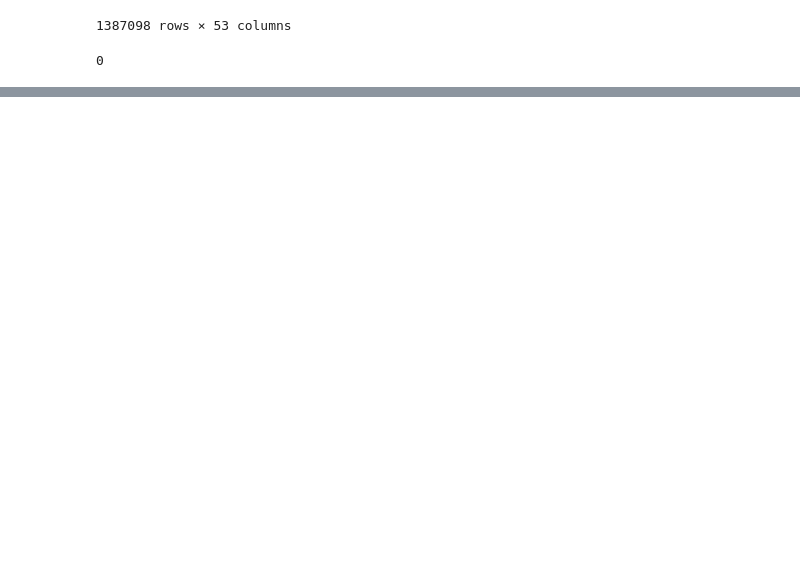
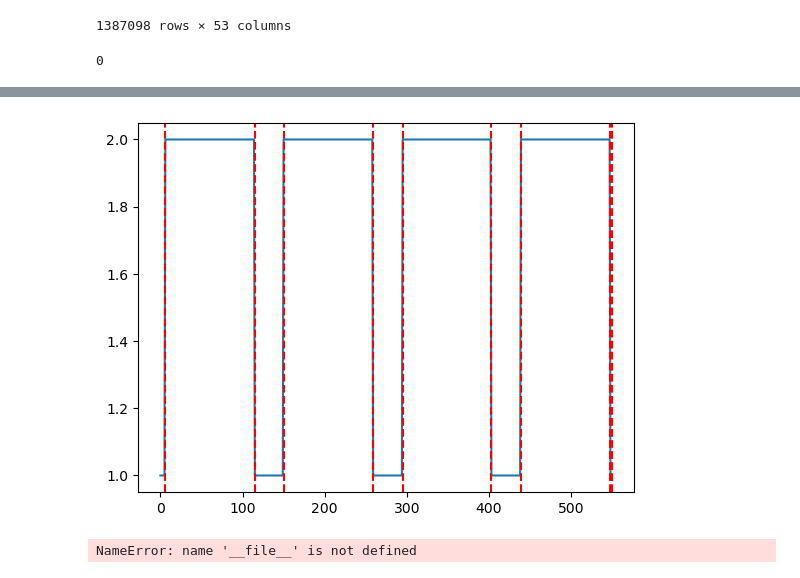
Before and after one commit to MSCA-DN-Digital-Finance/tsfm_causal_analysis, a Jupyter notebook: case_studies/swat/261015_swat_case_study.ipynb, the cells around one changed output, grey strips where cells are left out. Cells and saved outputs as stored; diff of their text form; code cells hidden in the pictures; blank space fills up the shorter version.

```diff
--- a/case_studies/swat/261015_swat_case_study.ipynb
+++ b/case_studies/swat/261015_swat_case_study.ipynb
@@ -96,0 +115,31 @@ Dwell Times: [ 75 101 154  73  97]
+# %%
+# 2. Configure PELT
+# 'l2' (Least Squares) is best for shifts in the mean
+algo = rpt.Pelt(model="l2", jump=1).fit(data)
+
+# 3. Predict change points
+# The 'pen' value is the sensitivity.
+result = algo.predict(pen=1.5)
+
+plt.plot(data)
+for res in result:
+    plt.axvline(x=res, color='r', linestyle='--', label='Change Point')
+plt.show()
+# %% [output]
+[figure, added]
+# %%
+import sys
+import os
+
+# Get the absolute path of the current script's directory or root folder
+# and add the 'src' subdirectory to python's module search path
+src_path = os.path.abspath("src")
+if src_path not in sys.path:
+    sys.path.insert(0, src_path)
+
+# Now you can import your module
+from src.analysis.param_estimates import estimated_dwell_time
+
+dwell = estimated_dwell_time(data)
+# %% [output]
+NameError: name '__file__' is not defined
```
Also changed, not shown: parts of 9 cells of this notebook, 6 other files.
